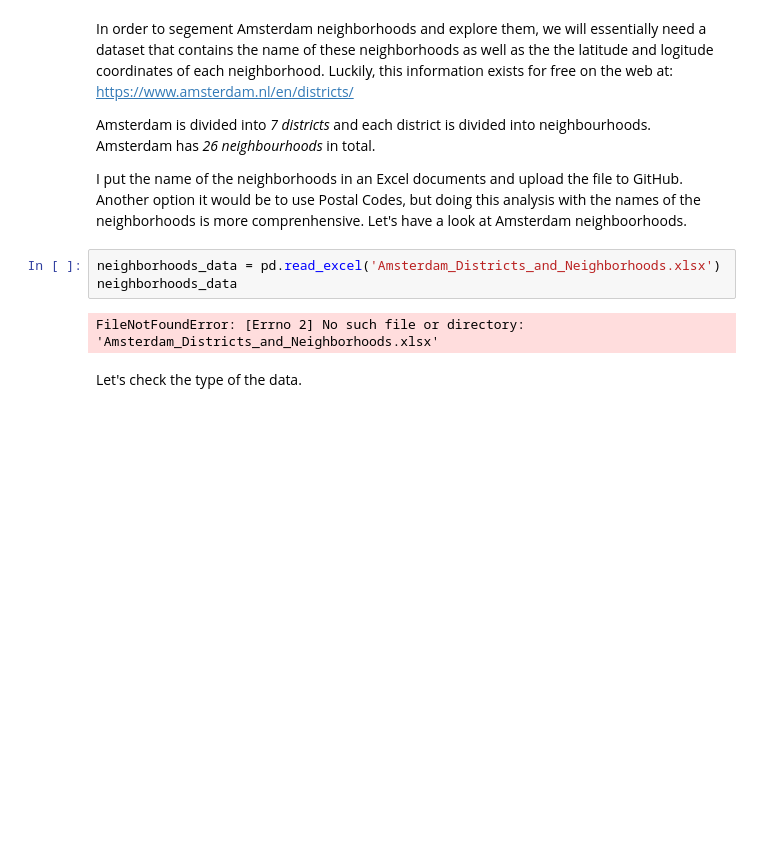
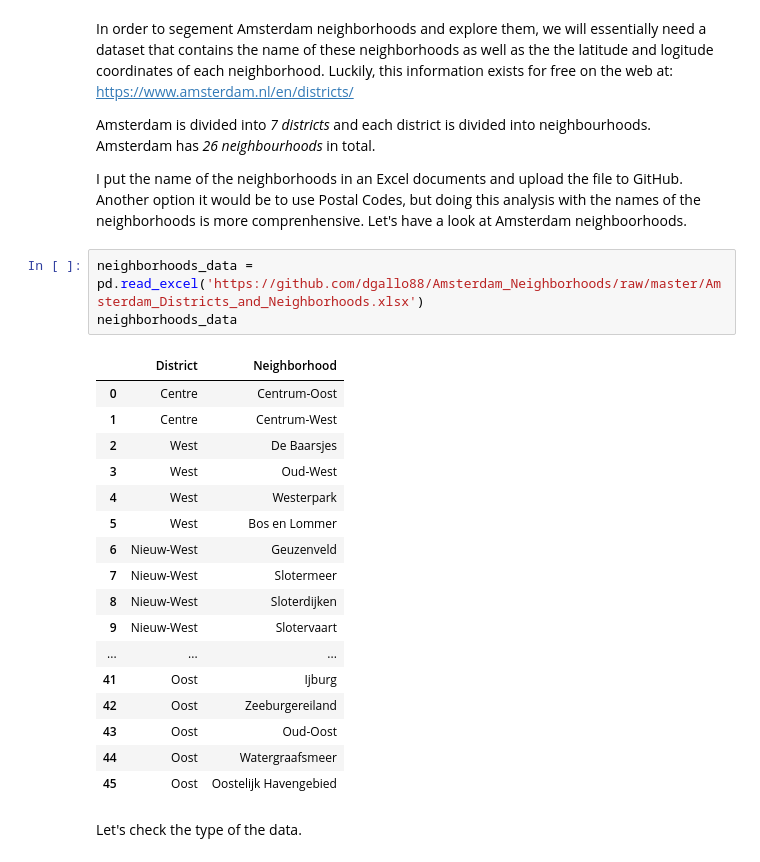
Before and after one commit to dgallo88/Amsterdam_Neighborhoods, a Jupyter notebook: Amsterdam_Neighborhoods.ipynb, the cells around one changed output. Saved outputs shown, nothing was run; the diff lists cells and outputs as text; blank space fills up the shorter version.

```diff
--- a/Amsterdam_Neighborhoods.ipynb
+++ b/Amsterdam_Neighborhoods.ipynb
@@ -80,10 +80,26 @@ Amsterdam is divided into *7 districts* and each district is divided into neighb
 
 I put the name of the neighborhoods in an Excel documents and upload the file to GitHub. Another option it would be to use Postal Codes, but doing this analysis with the names of the neighborhoods is more comprenhensive. Let's have a look at Amsterdam neighboorhoods.
 # %%
-neighborhoods_data = pd.read_excel('Amsterdam_Districts_and_Neighborhoods.xlsx')
+neighborhoods_data = pd.read_excel('https://github.com/dgallo88/Amsterdam_Neighborhoods/raw/master/Amsterdam_Districts_and_Neighborhoods.xlsx')
 neighborhoods_data
 # %% [output]
-FileNotFoundError: [Errno 2] No such file or directory: 'Amsterdam_Districts_and_Neighborhoods.xlsx'
+|  | District | Neighborhood |
+| 0 | Centre | Centrum-Oost |
+| 1 | Centre | Centrum-West |
+| 2 | West | De Baarsjes |
+| 3 | West | Oud-West |
+| 4 | West | Westerpark |
+| 5 | West | Bos en Lommer |
+| 6 | Nieuw-West | Geuzenveld |
+| 7 | Nieuw-West | Slotermeer |
+| 8 | Nieuw-West | Sloterdijken |
+| 9 | Nieuw-West | Slotervaart |
+| ... | ... | ... |
+| 41 | Oost | Ijburg |
+| 42 | Oost | Zeeburgereiland |
+| 43 | Oost | Oud-Oost |
+| 44 | Oost | Watergraafsmeer |
+| 45 | Oost | Oostelijk Havengebied |
 # %% [markdown]
 Let's check the type of the data.
 # %%
```
